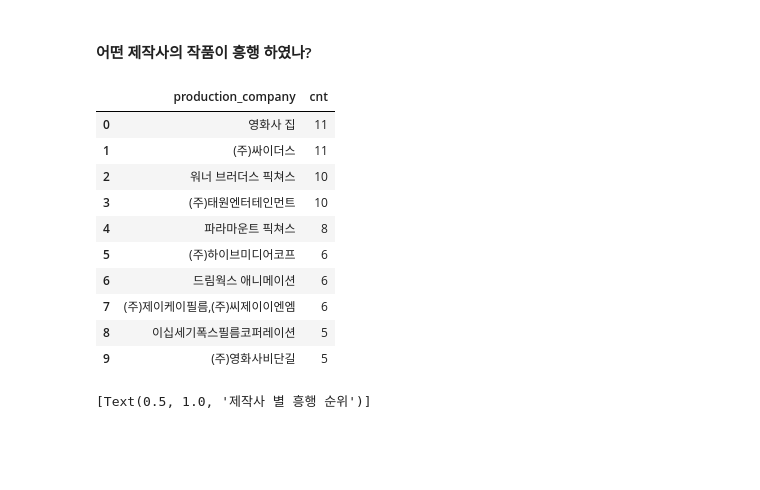
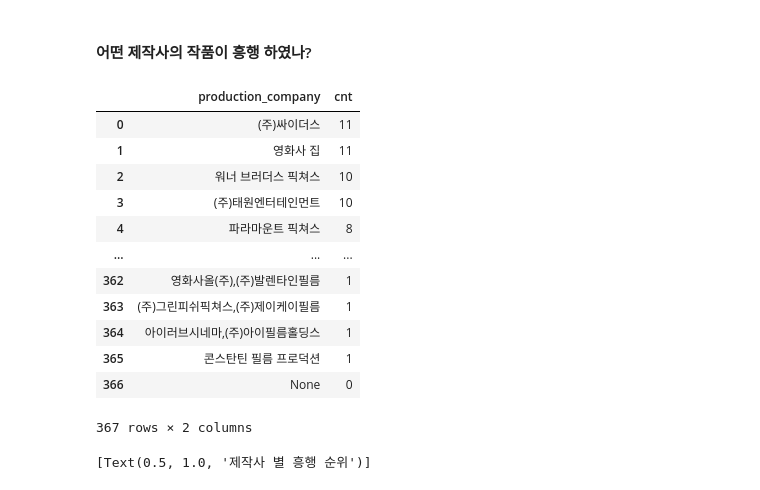
Before and after one commit to ryeonbeenkang/multicampus_semi_project, a Jupyter notebook: semi_project_RBK.ipynb, the cells around one changed output. Drawn from its saved outputs; the diff is of its cells as text; code cells hidden in the pictures; blank space fills up the shorter version.

```diff
--- a/semi_project_RBK.ipynb
+++ b/semi_project_RBK.ipynb
@@ -336,35 +336,36 @@ sns.barplot(
 # %%
 
 sql2 = """
 SELECT
     production_company,
     COUNT(production_company) AS cnt
 FROM
   `multicampus-semi-project-rbk.semi_project_rbk.boxoffice_rank_KOBIS`
 WHERE
     release_date >= "2003-12-01"
     AND release_date < "2023-11-14"
     AND num_movie_audience >= 1000000
 GROUP BY
     production_company
 ORDER BY
     cnt DESC
-LIMIT 10
 """
 df2 = client.query(sql2).to_dataframe()
 df2
 # %% [output]
 |  | production_company | cnt |
-| 0 | 영화사 집 | 11 |
-| 1 | (주)싸이더스 | 11 |
+| 0 | (주)싸이더스 | 11 |
+| 1 | 영화사 집 | 11 |
 | 2 | 워너 브러더스 픽쳐스 | 10 |
 | 3 | (주)태원엔터테인먼트 | 10 |
 | 4 | 파라마운트 픽쳐스 | 8 |
-| 5 | (주)하이브미디어코프 | 6 |
-| 6 | 드림웍스 애니메이션 | 6 |
-| 7 | (주)제이케이필름,(주)씨제이이엔엠 | 6 |
-| 8 | 이십세기폭스필름코퍼레이션 | 5 |
-| 9 | (주)영화사비단길 | 5 |
+| ... | ... | ... |
+| 362 | 영화사올(주),(주)발렌타인필름 | 1 |
+| 363 | (주)그린피쉬픽쳐스,(주)제이케이필름 | 1 |
+| 364 | 아이러브시네마,(주)아이필름홀딩스 | 1 |
+| 365 | 콘스탄틴 필름 프로덕션 | 1 |
+| 366 | None | 0 |
+367 rows × 2 columns
 # %%
 plt.xticks(rotation=80)
 
```
Also changed, not shown: parts of 14 cells of this notebook.
